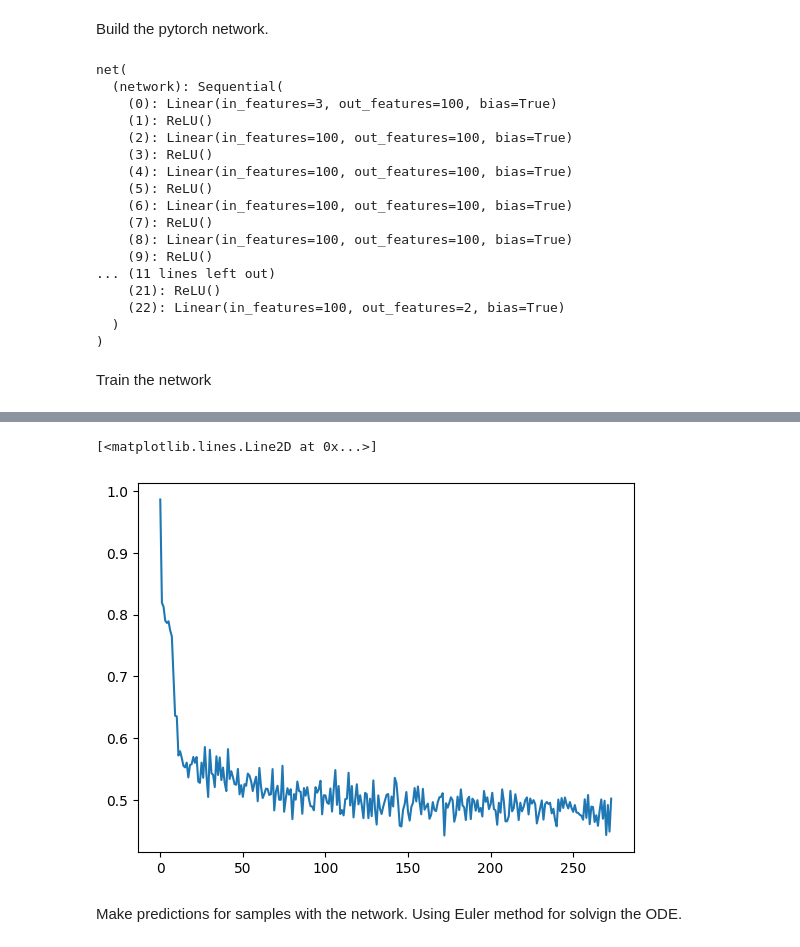
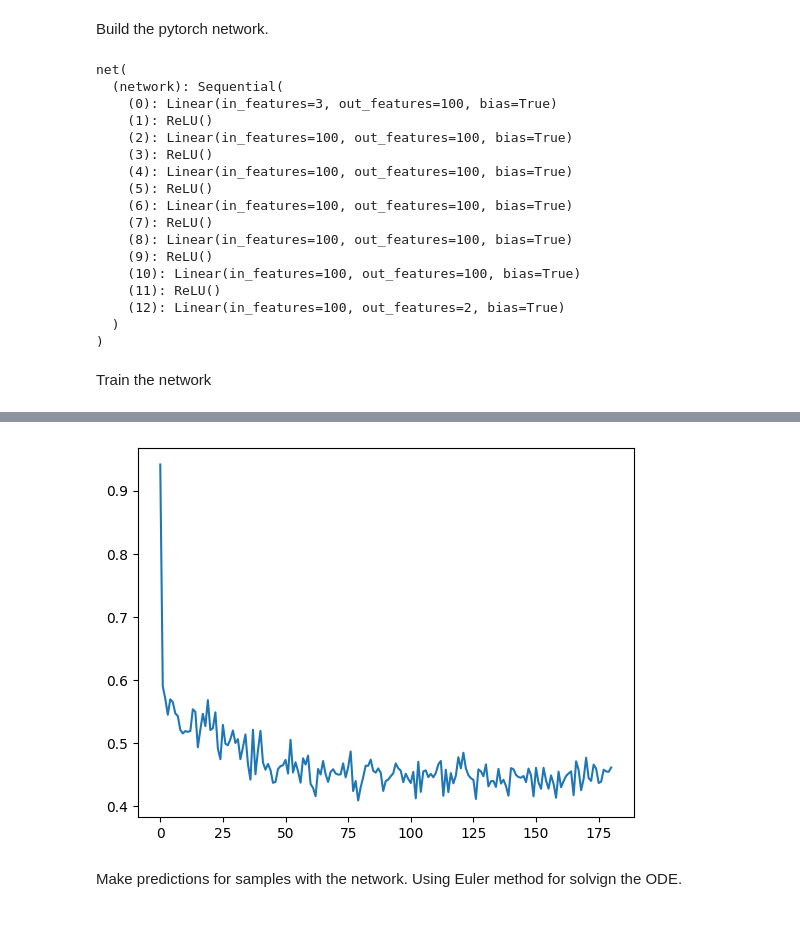
Before and after one commit to htjb/flow-matching, a Jupyter notebook: pytorch-code.ipynb, the cells around one changed output, grey strips where cells are left out. Cells and saved outputs as stored; diff of their text form; code cells hidden in the pictures.

```diff
--- a/pytorch-code.ipynb
+++ b/pytorch-code.ipynb
@@ -57,7 +57,7 @@ class net(nn.Module):
 
 lr = 0.001
 batch_size=25 # need to implement batching
-num_layers = 10
+num_layers = 5
 input_dim = 2
 hlsize = 100
 
@@ -76,9 +76,9 @@ net(
     (7): ReLU()
     (8): Linear(in_features=100, out_features=100, bias=True)
     (9): ReLU()
-... (11 lines left out)
-    (21): ReLU()
-    (22): Linear(in_features=100, out_features=2, bias=True)
+    (10): Linear(in_features=100, out_features=100, bias=True)
+    (11): ReLU()
+    (12): Linear(in_features=100, out_features=2, bias=True)
   )
 )
 # %% [markdown]
@@ -94,26 +94,25 @@ def loss(x0, x1, sigma0):
     x1 = torch.tensor(x1)
     t = torch.rand((batch_size, 1))
     noise = torch.randn((batch_size, 2))
+    # the mean of the probability path P(x|z)
+    # interpolation between noise and data distribution
+    # where x0 is the noise distribution and x1 is the data distribution
     psi0 = t * x1 + (1 - t) * x0
+    # the standard deviation is just a constant times standard normal
     smoothing = sigma0 * noise
-    """plt.scatter(psi0[:, 0], psi0[:, 1])
-    plt.scatter(smoothing[:, 0], smoothing[:, 1])
-    plt.scatter(t*x1[:, 0], t*x1[:, 1])
-    plt.scatter((1-t)*x0[:, 0], (1-t)*x0[:, 1])
-    plt.show()"""
+    # adding the gaussian noise to the mean
     psi0 = psi0 + smoothing
     output = model(torch.tensor(np.column_stack((psi0, t)).astype(np.float32)))
     psi = x1 - x0
     return (output - psi).pow(2).mean()
 
-"""for param in model.parameters():
-    print(param)"""
+
 from torch.utils.data import DataLoader, TensorDataset
 
 train_dataset = TensorDataset(torch.tensor(np.column_stack((noise_distribution, normx, normy)).astype(np.float32)))
 train_loader = DataLoader(train_dataset, batch_size=batch_size, shuffle=True)
 
-sigma0 = 0.1
+sigma0 = 0.001
 patience = 100
 c = np.inf
 count = 0
@@ -162,5 +161,4 @@ Epoch:  273 Loss:  0.5022635728120803  Best Loss:  0.44263577796518805  Count:
-[<matplotlib.lines.Line2D at 0x...>]
-[figure, old version]
+[figure, new version]
 # %% [markdown]
 Make predictions for samples with the network. Using Euler method for solvign the ODE.
 # %%
```
Also changed, not shown: parts of 8 cells of this notebook.
